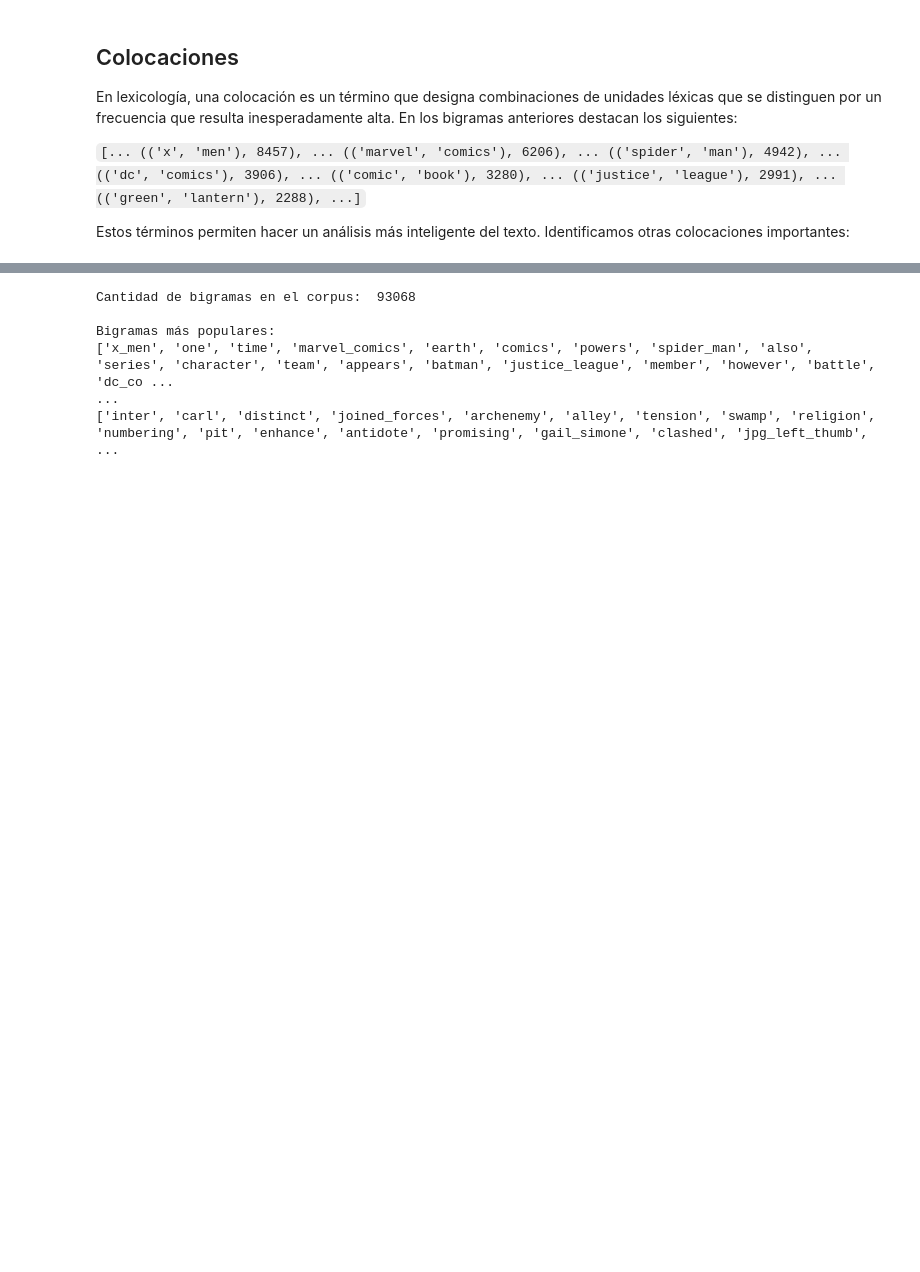
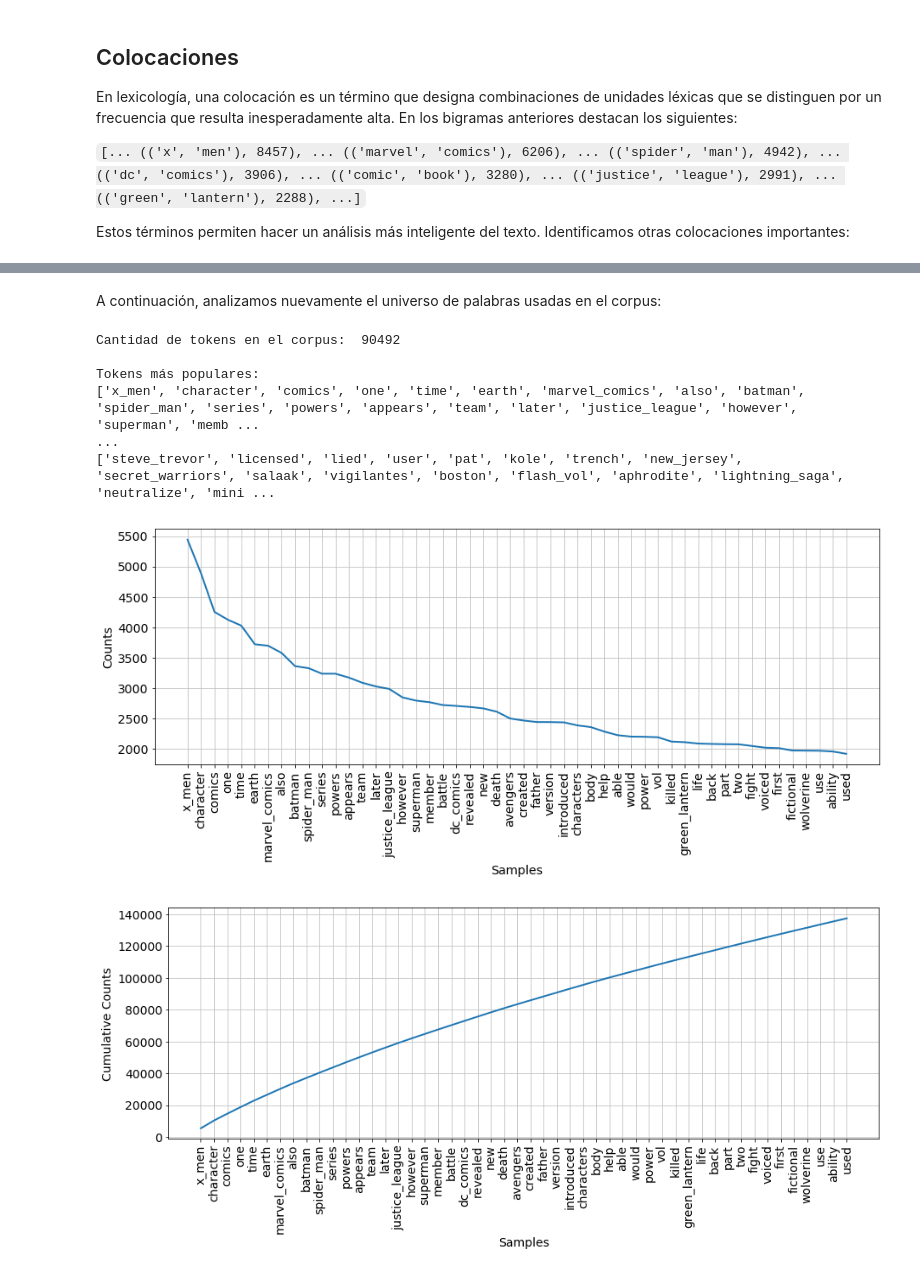
Before and after one commit to rsotoc/nlp, a Jupyter notebook: 4. Análisis léxico II.ipynb, the cells around one changed output, grey strips where cells are left out. Cells and saved outputs as stored; diff of their text form; code cells hidden in the pictures; blank space fills up the shorter version.

```diff
--- a/4. Análisis léxico II.ipynb
+++ b/4. Análisis léxico II.ipynb
@@ -223,13 +223,29 @@ common_new_main_words = nltk.FreqDist(new_main_words)
+# %% [markdown]
+A continuación, analizamos nuevamente el universo de palabras usadas en el corpus:
 # %%
-print("Cantidad de bigramas en el corpus: ", len(common_new_main_words.most_common()))
+new_main_words = []
+for row in comicsDf.new_description:
+    new_main_words.extend(row.split())
+common_new_main_words = nltk.FreqDist(new_main_words)
+
+print("Cantidad de tokens en el corpus: ", len(common_new_main_words.most_common()))
 
 lexicon_comics = [w[0] for w in common_new_main_words.most_common(6000)]
-print("\nBigramas más populares:\n{}\n...\n{}"
+print("\nTokens más populares:\n{}\n...\n{}"
       .format(lexicon_comics[:50], lexicon_comics[5950:6000]))
+
+import matplotlib.pyplot as plt
+plt.rcParams.update({'font.size': 14})
+plt.figure(figsize=(15, 5))
+common_new_main_words.plot(50, cumulative=False)
+plt.figure(figsize=(15, 5))
+common_new_main_words.plot(50, cumulative=True)
 # %% [output]
-Cantidad de bigramas en el corpus:  93068
+Cantidad de tokens en el corpus:  90492
 
-Bigramas más populares:
-['x_men', 'one', 'time', 'marvel_comics', 'earth', 'comics', 'powers', 'spider_man', 'also', 'series', 'character', 'team', 'appears', 'batman', 'justice_league', 'member', 'however', 'battle', 'dc_co ...
+Tokens más populares:
+['x_men', 'character', 'comics', 'one', 'time', 'earth', 'marvel_comics', 'also', 'batman', 'spider_man', 'series', 'powers', 'appears', 'team', 'later', 'justice_league', 'however', 'superman', 'memb ...
 ...
-['inter', 'carl', 'distinct', 'joined_forces', 'archenemy', 'alley', 'tension', 'swamp', 'religion', 'numbering', 'pit', 'enhance', 'antidote', 'promising', 'gail_simone', 'clashed', 'jpg_left_thumb', ...
+['steve_trevor', 'licensed', 'lied', 'user', 'pat', 'kole', 'trench', 'new_jersey', 'secret_warriors', 'salaak', 'vigilantes', 'boston', 'flash_vol', 'aphrodite', 'lightning_saga', 'neutralize', 'mini ...
+[figure, added]
+[figure, added]
```
Also changed, not shown: parts of 12 cells of this notebook, 1 other file.
